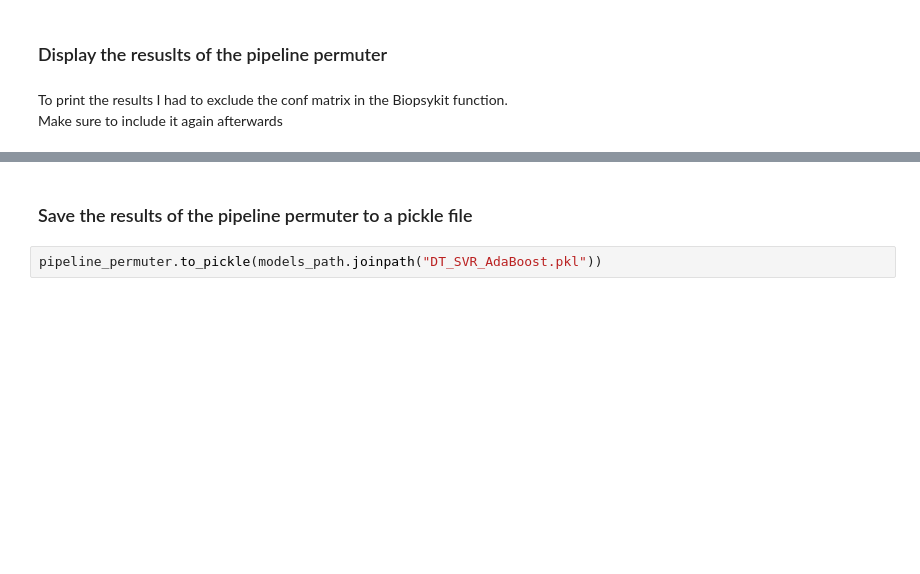
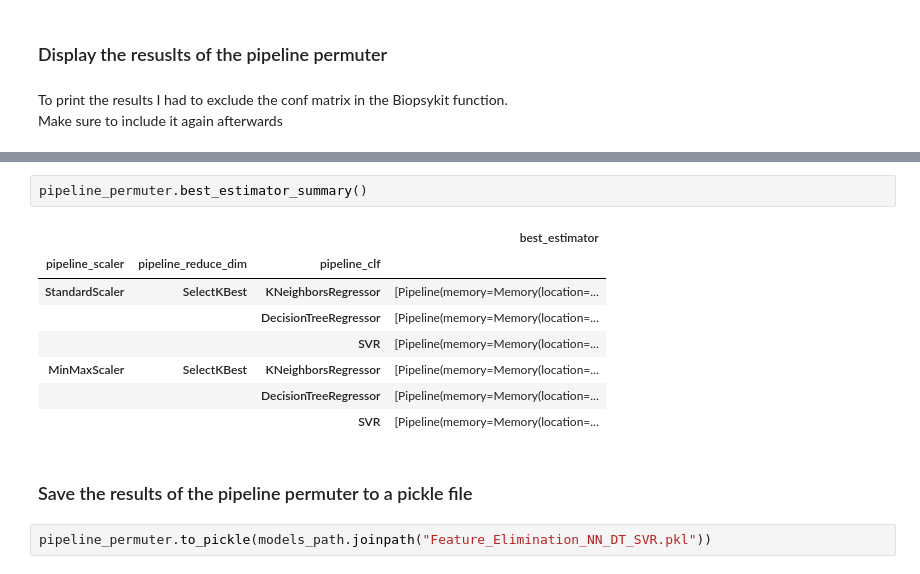
Before and after one commit to empkins/pepbench, a Jupyter notebook: experiments/pep_algorithm_benchmarking/notebooks/ML_analysis/Regression.ipynb, the cells around one changed output, grey strips where cells are left out. Drawn from its saved outputs; the diff is of its cells as text; blank space fills up the shorter version.

Commit message:
Evaluating the best performing model

```diff
--- a/experiments/pep_algorithm_benchmarking/notebooks/ML_analysis/Regression.ipynb
+++ b/experiments/pep_algorithm_benchmarking/notebooks/ML_analysis/Regression.ipynb
@@ -206,4 +168,15 @@ pipeline_permuter.metric_summary()
+# %%
+pipeline_permuter.best_estimator_summary()
+# %% [output]
+|  |  |  | best_estimator |
+| pipeline_scaler | pipeline_reduce_dim | pipeline_clf |  |
+| StandardScaler | SelectKBest | KNeighborsRegressor | [Pipeline(memory=Memory(location=... |
+|  |  | DecisionTreeRegressor | [Pipeline(memory=Memory(location=... |
+|  |  | SVR | [Pipeline(memory=Memory(location=... |
+| MinMaxScaler | SelectKBest | KNeighborsRegressor | [Pipeline(memory=Memory(location=... |
+|  |  | DecisionTreeRegressor | [Pipeline(memory=Memory(location=... |
+|  |  | SVR | [Pipeline(memory=Memory(location=... |
 # %% [markdown]
 ### Save the results of the pipeline permuter to a pickle file
 # %%
-pipeline_permuter.to_pickle(models_path.joinpath("DT_SVR_AdaBoost.pkl"))
+pipeline_permuter.to_pickle(models_path.joinpath("Feature_Elimination_NN_DT_SVR.pkl"))
```
Also changed, not shown: parts of 17 cells of this notebook, 2 other files.
